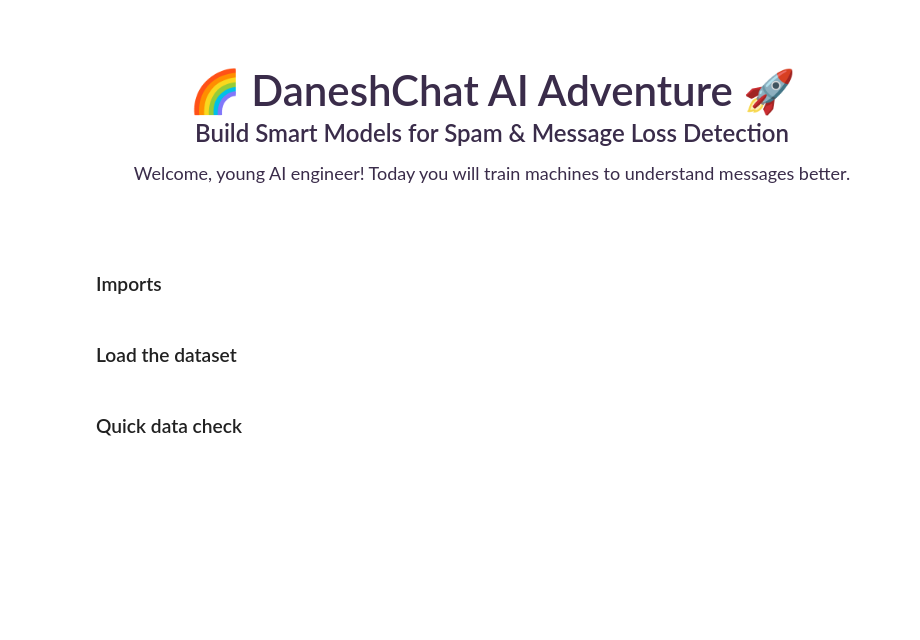
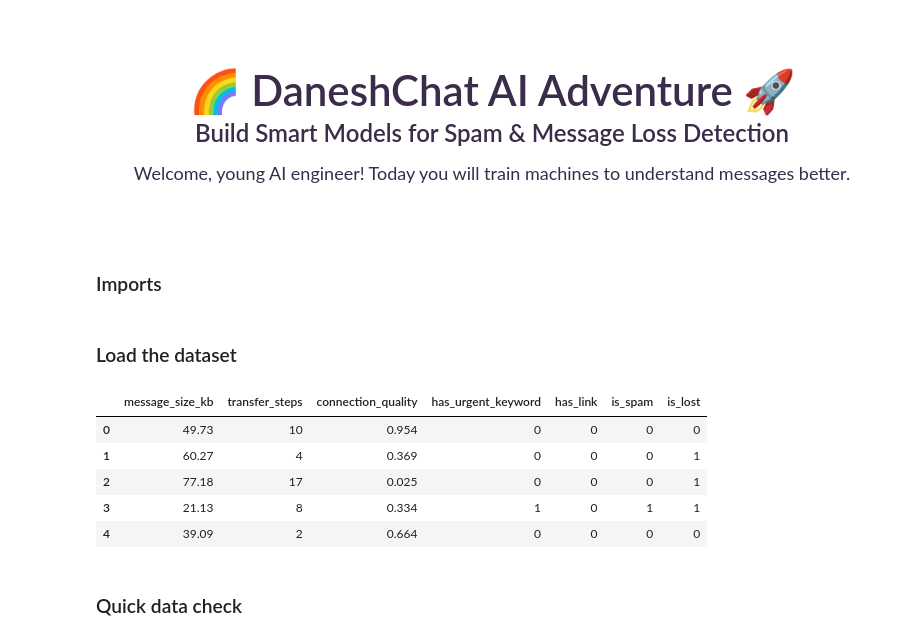
Before and after one commit to sami-rk/OrdinaryMLmodels, a Jupyter notebook: models.ipynb, the cells around one changed output. Cells and saved outputs as stored; diff of their text form; code cells hidden in the pictures; blank space fills up the shorter version.

Commit message:
Load and clean the data for part 1

```diff
--- a/models.ipynb
+++ b/models.ipynb
@@ -26,9 +32,22 @@
 # %% [markdown]
 ### Load the dataset
 # %%
-# TODO: Read the CSV file named "daneshchat_logs.csv"
-# TODO: Store it in a variable named df
-# TODO: Show the first 5 rows
+# Read the CSV file named "daneshchat_logs.csv"
+DATA_DIR = "Data/"
+DANESHCHAT_CSV_PATH = f"{DATA_DIR}daneshchat_logs.csv"
+
+# Store it in a variable named df
+df = pd.read_csv(DANESHCHAT_CSV_PATH)
+
+# Show the first 5 rows
+df.head()
+# %% [output]
+|  | message_size_kb | transfer_steps | connection_quality | has_urgent_keyword | has_link | is_spam | is_lost |
+| 0 | 49.73 | 10 | 0.954 | 0 | 0 | 0 | 0 |
+| 1 | 60.27 | 4 | 0.369 | 0 | 0 | 0 | 1 |
+| 2 | 77.18 | 17 | 0.025 | 0 | 0 | 0 | 1 |
+| 3 | 21.13 | 8 | 0.334 | 1 | 0 | 1 | 1 |
+| 4 | 39.09 | 2 | 0.664 | 0 | 0 | 0 | 0 |
 # %% [markdown]
 ### Quick data check
 # %%
```
Also changed, not shown: parts of 26 cells of this notebook.
